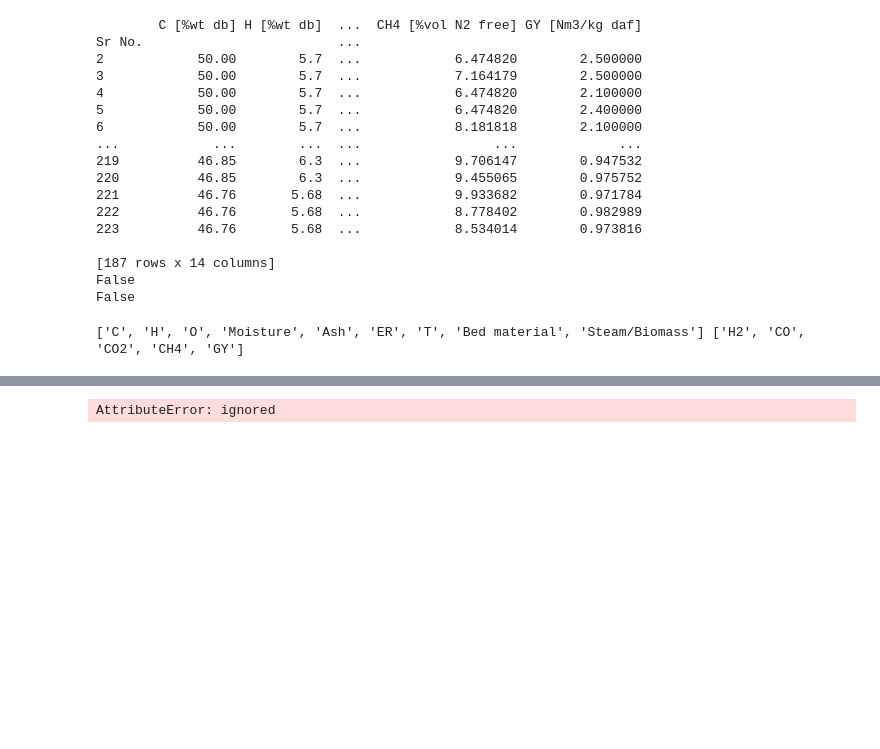
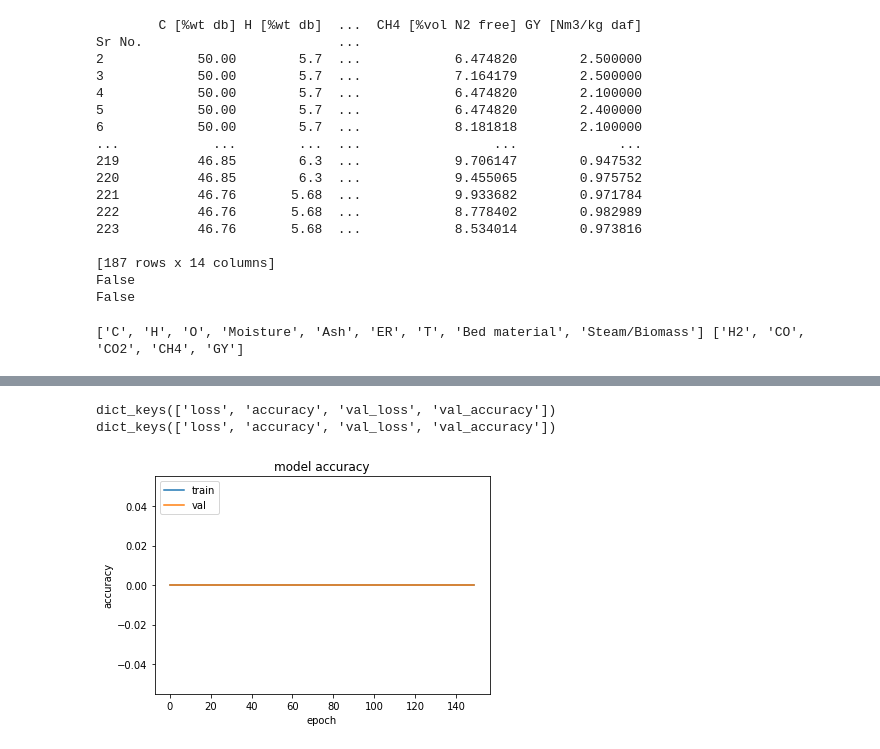
Before and after one commit to sagihaider/XAI-Gasification-Modelling, a Jupyter notebook: DeepLearning_MISO.ipynb, the cells around one changed output, grey strips where cells are left out. Saved outputs shown, nothing was run; the diff lists cells and outputs as text; code cells hidden in the pictures; blank space fills up the shorter version.

```diff
--- a/DeepLearning_MISO.ipynb
+++ b/DeepLearning_MISO.ipynb
@@ -41,8 +41,8 @@ print(data)
 print(data.isnull().values.any())
 print(data.isna().values.any())
 
-X = data.iloc[:, :9]
-y = data.iloc[:, 9:]
+X_all = data.iloc[:, :9]
+y_all = data.iloc[:, 9:]
 # %% [output]
         C [%wt db] H [%wt db]  ...  CH4 [%vol N2 free] GY [Nm3/kg daf]
 Sr No.                         ...
@@ -63,15 +63,17 @@ False
 False
 # %%
 from sklearn.preprocessing import normalize
-input_columns = list(X.columns.values)
+input_columns = list(X_all.columns.values)
 input_columns = [i.split(' [', 1)[0] for i in input_columns]
-output_columns = list(y.columns.values)
+output_columns = list(y_all.columns.values)
 output_columns = [i.split(' [', 1)[0] for i in output_columns]
 print(input_columns, output_columns)
 
-Xnorm = normalize(X, 'l2', axis=1)
-ynorm = normalize(y, 'l2', axis=1)
+Xnorm = normalize(X_all, 'l2', axis=1)
+ynorm = normalize(y_all, 'l2', axis=1)
+
+# Create MISO
+X = Xnorm
+y = ynorm[:,2]
 # %% [output]
 ['C', 'H', 'O', 'Moisture', 'Ash', 'ER', 'T', 'Bed material', 'Steam/Biomass'] ['H2', 'CO', 'CO2', 'CH4', 'GY']
-# %%
-y = ynorm[:,1]
@@ -90,6 +94,6 @@ model.compile(loss='binary_crossentropy',
               optimizer='adam',
               metrics=['accuracy'])
 
-history =  model.fit(Xnorm, y, epochs=150, batch_size=10)
+history =  model.fit(Xnorm, y, epochs=150, batch_size=10, validation_split = 0.2, verbose=1)
 # %% [output]
 Epoch 1/150
@@ -112,11 +116,17 @@ Epoch 150/150
 # %%
+import matplotlib.pyplot as plt
+print(history.history.keys())
+# list all data in history
+print(history.history.keys())
 # summarize history for accuracy
-import matplotlib.pyplot as plt
-plt.plot(hist.hist['accuracy'])
+plt.plot(history.history['accuracy'])
+plt.plot(history.history['val_accuracy'])
 plt.title('model accuracy')
 plt.ylabel('accuracy')
 plt.xlabel('epoch')
-plt.legend(['train', 'test'], loc='upper left')
+plt.legend(['train', 'val'], loc='upper left')
 plt.show()
 # %% [output]
-AttributeError: ignored
+dict_keys(['loss', 'accuracy', 'val_loss', 'val_accuracy'])
+dict_keys(['loss', 'accuracy', 'val_loss', 'val_accuracy'])
+[figure, added]
```
Also changed, not shown: parts of 4 cells of this notebook.
